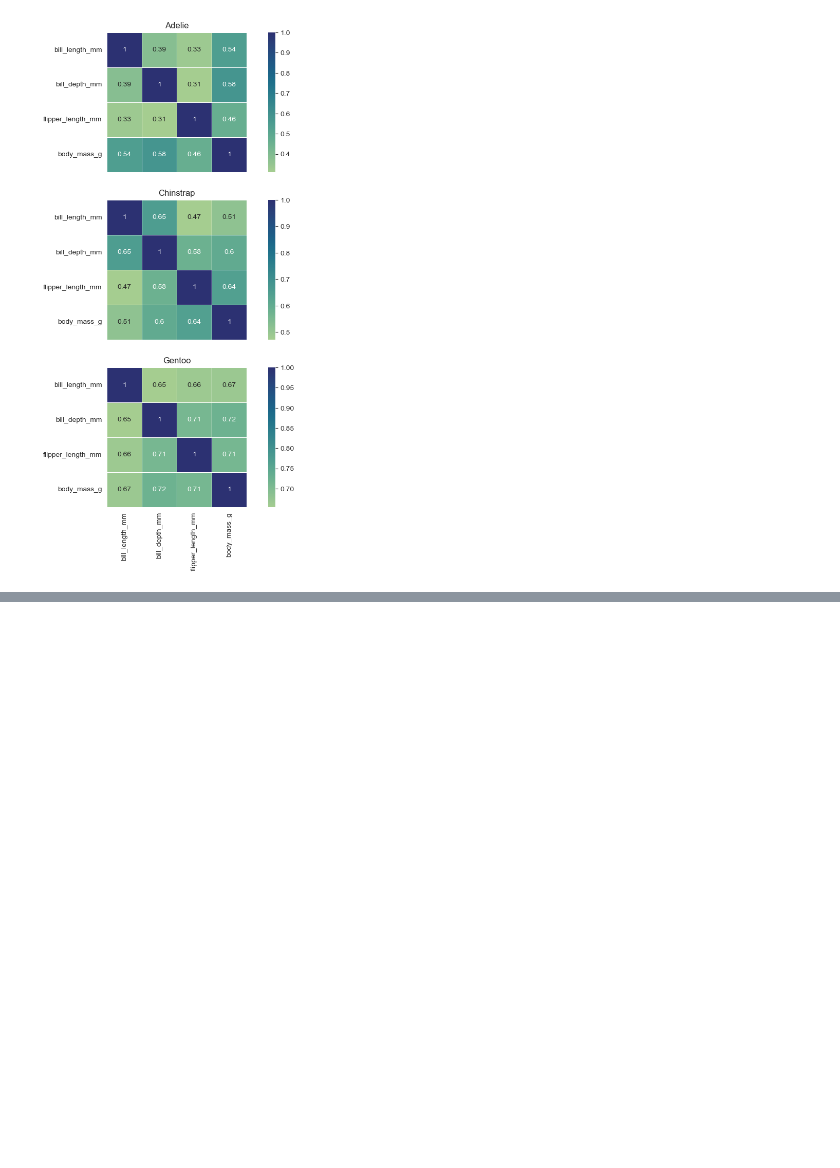
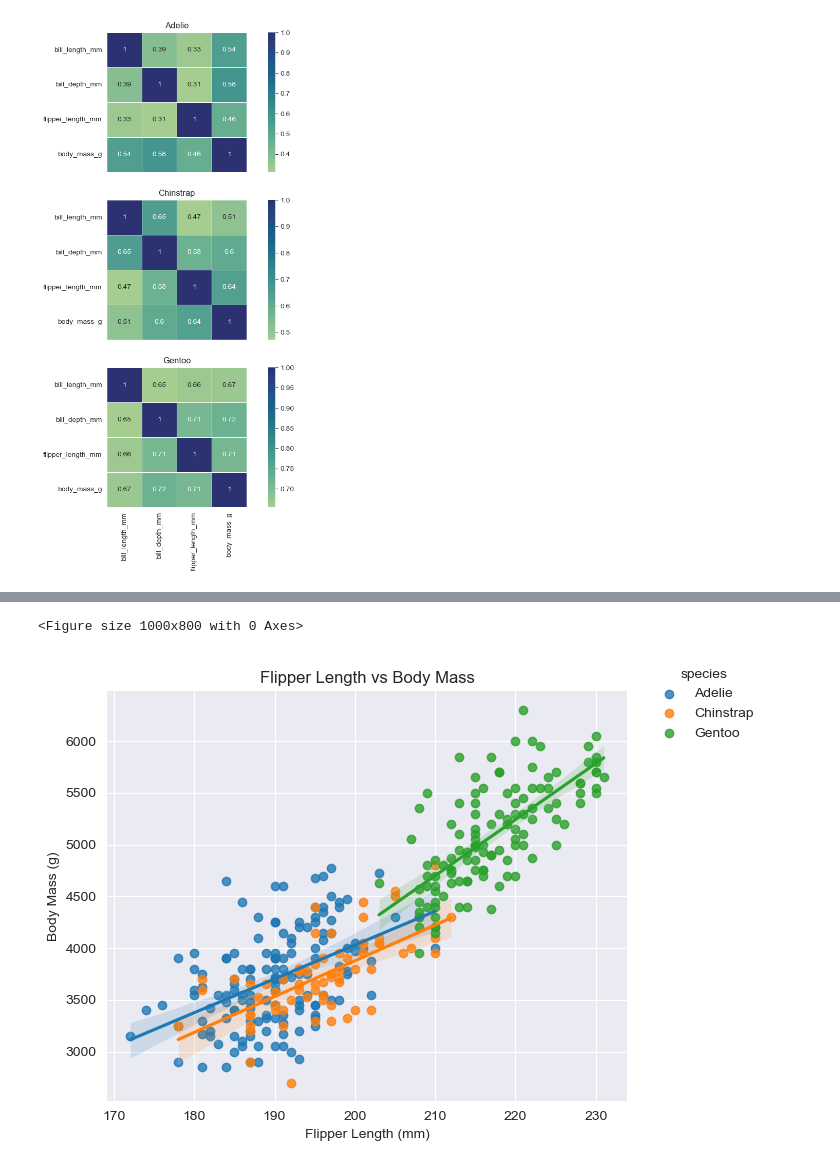
Before and after one commit to Cking313/principals_of_data_analytics, a Jupyter notebook: penguins.ipynb, the cells around one changed output, grey strips where cells are left out. Cells and saved outputs as stored; diff of their text form; code cells hidden in the pictures; blank space fills up the shorter version.

Commit message:
Added scatterplot with regression lines

```diff
--- a/penguins.ipynb
+++ b/penguins.ipynb
@@ -280,3 +284,17 @@ for n, (group, data) in enumerate(grouped_data):
+# %%
+# https://stackoverflow.com/questions/37234163/how-to-add-a-line-of-best-fit-to-scatter-plot
+
+plt.figure(figsize=(10,8))
+ax = sns.lmplot(data=df, x='flipper_length_mm', y='body_mass_g', hue='species')
+plt.title('Flipper Length vs Body Mass')
+plt.ylabel('Body Mass (g)')
+plt.xlabel('Flipper Length (mm)')
+sns.move_legend(ax, "upper left", bbox_to_anchor=(1, 1))
+plt.tight_layout()
+plt.show();
+# %% [output]
+<Figure size 1000x800 with 0 Axes>
+[figure, added]
 # %% [markdown]
 ## References:
 - https://pandas.pydata.org/
```
Also changed, not shown: parts of 4 cells of this notebook.
